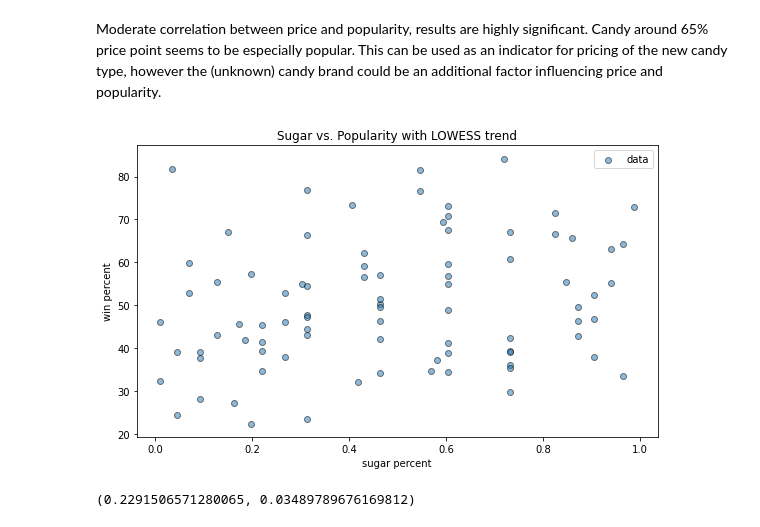
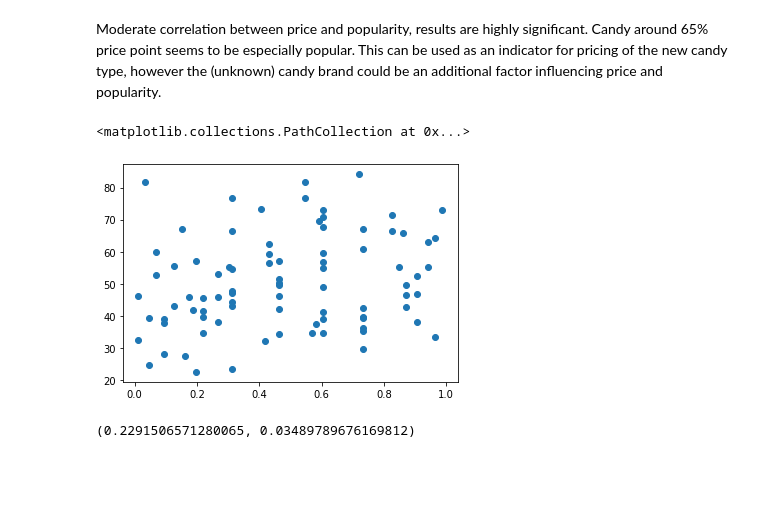
Before and after one commit to michelekorosec/CandyPopularity, a Jupyter notebook: CandyPopularity.ipynb, the cells around one changed output. Cells and saved outputs as stored; diff of their text form; code cells hidden in the pictures; blank space fills up the shorter version.

```diff
--- a/CandyPopularity.ipynb
+++ b/CandyPopularity.ipynb
@@ -99,17 +100,11 @@ fig.tight_layout()
 [figure]
 # %% [markdown]
 Moderate correlation between price and popularity, results are highly significant. Candy around 65% price point seems to be especially popular. This can be used as an indicator for pricing of the new candy type, however the (unknown) candy brand could be an additional factor influencing price and popularity.
-# %%
-fig, ax = plt.subplots(figsize=(8, 5),facecolor="white")
-ax.scatter(raw_data["sugarpercent"],raw_data["winpercent"],alpha = 0.5, edgecolor = "k", label = "data")
-
-ax.set_xlabel("sugar percent")
-ax.set_ylabel("win percent")
-ax.set_title("Sugar vs. Popularity")
-ax.legend()
-fig.tight_layout()
-# %% [output]
-[figure, removed]
+# %%
+plt.scatter(raw_data["sugarpercent"],raw_data["winpercent"])
+# %% [output]
+<matplotlib.collections.PathCollection at 0x...>
+[figure, added]
 # %%
 scipy.stats.pearsonr(raw_data["sugarpercent"],raw_data["winpercent"])
 # %% [output]
```
Also changed, not shown: parts of 10 cells of this notebook.
